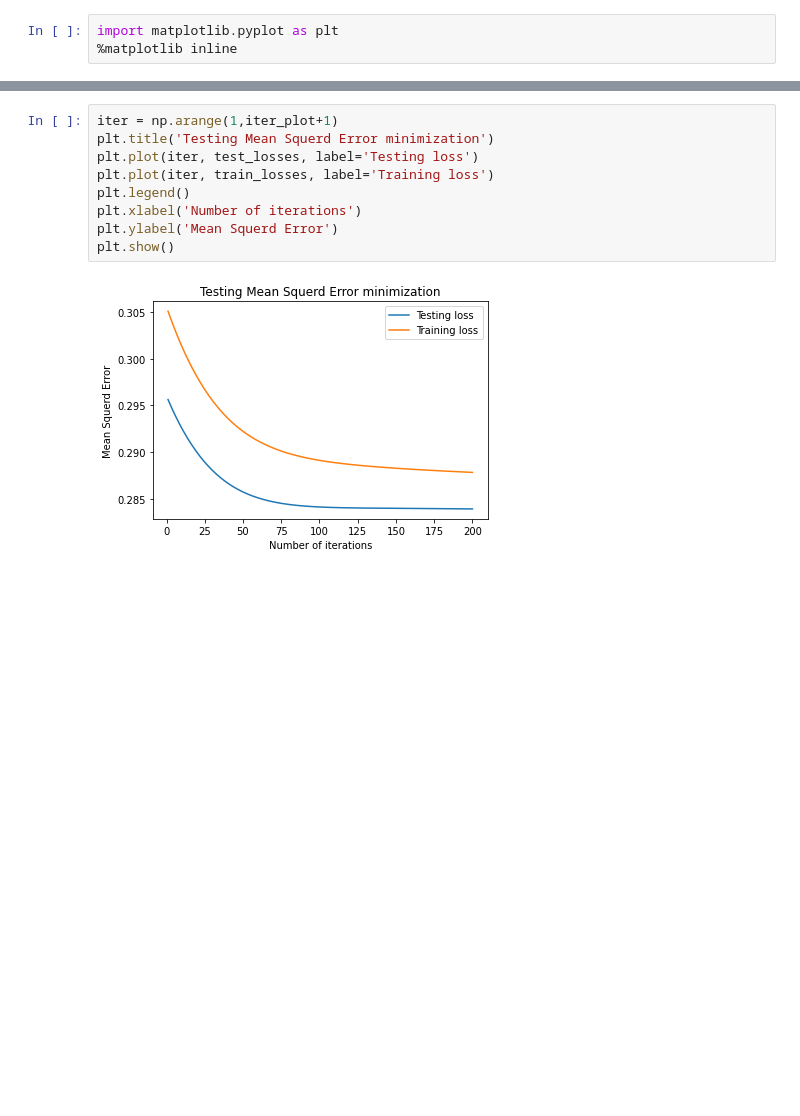
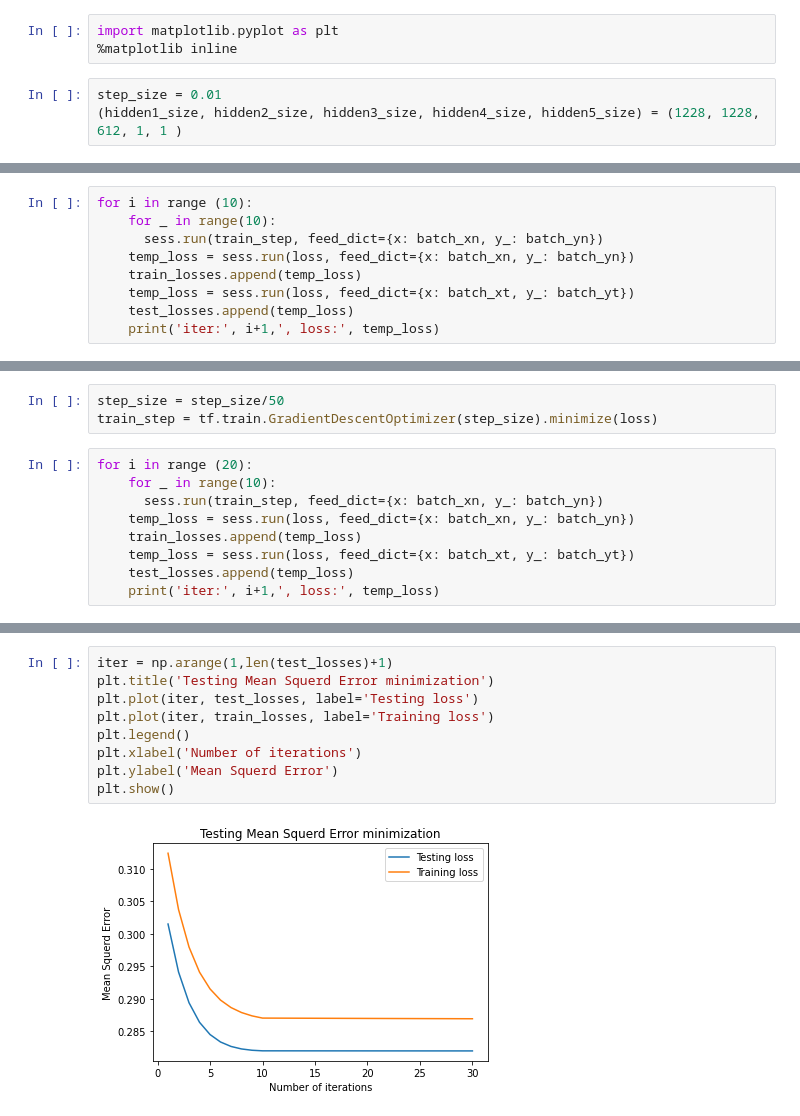
Before and after one commit to Eliot100/DJIA-stock-project, a Jupyter notebook: DJIA_stock_project.ipynb, the cells around one changed output, grey strips where cells are left out. Cells and saved outputs as stored; diff of their text form; blank space fills up the shorter version.

```diff
--- a/DJIA_stock_project.ipynb
+++ b/DJIA_stock_project.ipynb
@@ -167,4 +167,7 @@ y_train = np.array(y_train,ndmin=2)
 # %%
 import matplotlib.pyplot as plt
 %matplotlib inline
+# %%
+step_size = 0.01
+(hidden1_size, hidden2_size, hidden3_size, hidden4_size, hidden5_size) = (1228, 1228, 612, 1, 1 )
 # %%
@@ -253,0 +222,9 @@ iter: 200 , loss: 0.28392783
+# %%
+for i in range (10):
+    for _ in range(10):
+      sess.run(train_step, feed_dict={x: batch_xn, y_: batch_yn})
+    temp_loss = sess.run(loss, feed_dict={x: batch_xn, y_: batch_yn})
+    train_losses.append(temp_loss)
+    temp_loss = sess.run(loss, feed_dict={x: batch_xt, y_: batch_yt})
+    test_losses.append(temp_loss)
+    print('iter:', i+1,', loss:', temp_loss)
@@ -253,0 +242,12 @@ iter: 200 , loss: 0.28392783
+# %%
+step_size = step_size/50
+train_step = tf.train.GradientDescentOptimizer(step_size).minimize(loss)
+# %%
+for i in range (20):
+    for _ in range(10):
+      sess.run(train_step, feed_dict={x: batch_xn, y_: batch_yn})
+    temp_loss = sess.run(loss, feed_dict={x: batch_xn, y_: batch_yn})
+    train_losses.append(temp_loss)
+    temp_loss = sess.run(loss, feed_dict={x: batch_xt, y_: batch_yt})
+    test_losses.append(temp_loss)
+    print('iter:', i+1,', loss:', temp_loss)
@@ -254,11 +275,11 @@ iter: 200 , loss: 0.28392783
 # %%
-iter = np.arange(1,iter_plot+1)
+iter = np.arange(1,len(test_losses)+1)
 plt.title('Testing Mean Squerd Error minimization')
 plt.plot(iter, test_losses, label='Testing loss')
 plt.plot(iter, train_losses, label='Training loss')
 plt.legend()
 plt.xlabel('Number of iterations')
 plt.ylabel('Mean Squerd Error')
 plt.show()
 # %% [output]
-[figure, old version]
+[figure, new version]
```
Also changed, not shown: parts of 4 cells of this notebook.
